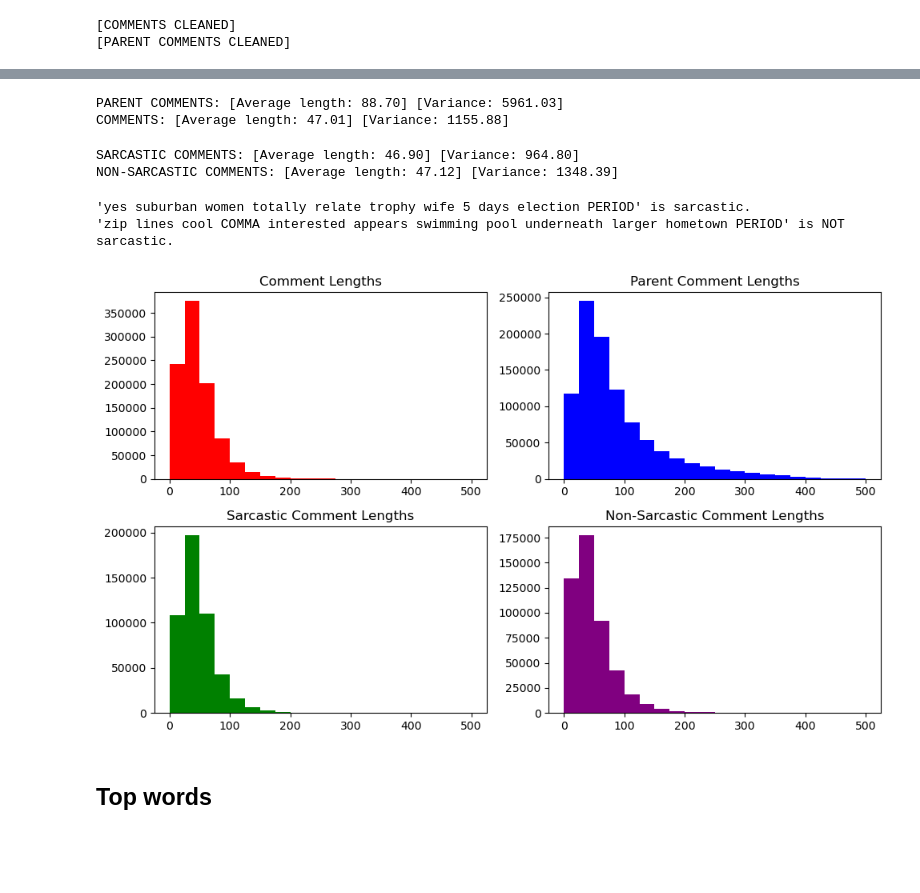
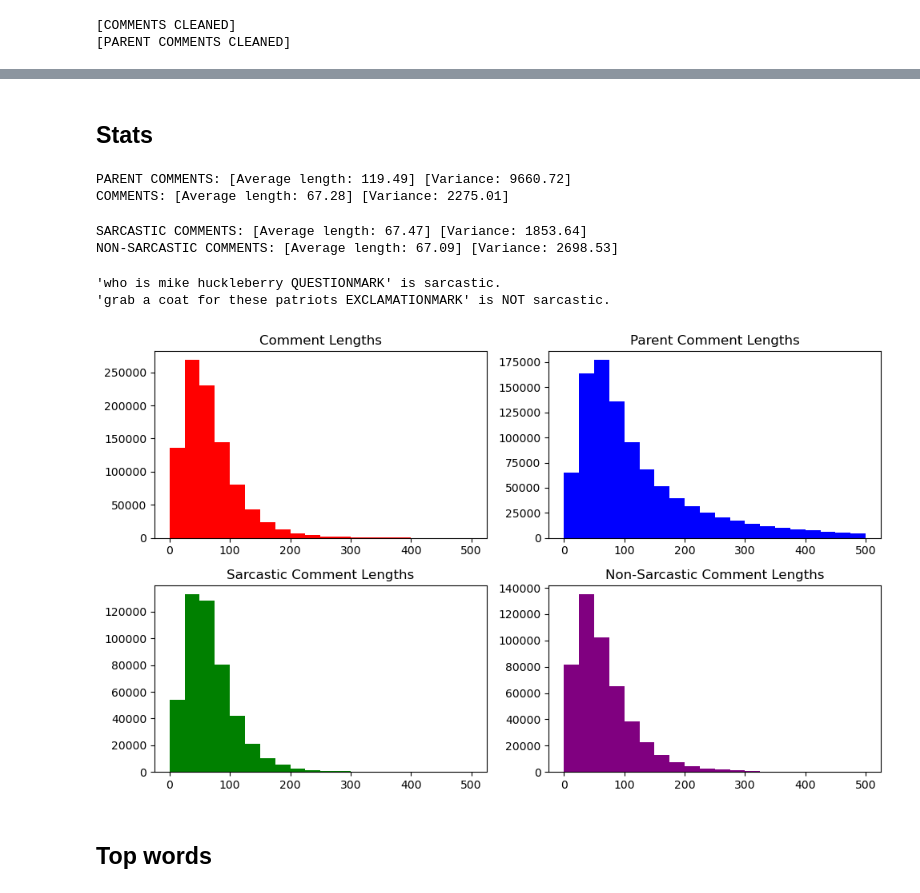
Before and after one commit to aonurakman/Sarcasm-Detection, a Jupyter notebook: notebooks/Data Analysis.ipynb, the cells around one changed output, grey strips where cells are left out. Drawn from its saved outputs; the diff is of its cells as text; code cells hidden in the pictures; blank space fills up the shorter version.

```diff
--- a/notebooks/Data Analysis.ipynb
+++ b/notebooks/Data Analysis.ipynb
@@ -139,9 +146,11 @@ labels = list(data["label"])
+# %% [markdown]
+## Stats
 # %%
-comment_lengths = [len(text) for text in comments]
-parent_lengths = [len(text) for text in parent_comments]
+data['comment_length'] = data.apply(lambda row: len(row['comment']), axis=1)
+data['parent_length'] = data.apply(lambda row: len(row['parent_comment']), axis=1)
 
-print("PARENT COMMENTS: [Average length: %.2f] [Variance: %.2f]" % (mean(parent_lengths), variance(parent_lengths)))
-print("COMMENTS: [Average length: %.2f] [Variance: %.2f]" % (mean(comment_lengths), variance(comment_lengths)))
+print("PARENT COMMENTS: [Average length: %.2f] [Variance: %.2f]" % (data['parent_length'].mean(), data['parent_length'].var()))
+print("COMMENTS: [Average length: %.2f] [Variance: %.2f]" % (data['comment_length'].mean(), data['comment_length'].var()))
 # %% [output]
-PARENT COMMENTS: [Average length: 88.70] [Variance: 5961.03]
-COMMENTS: [Average length: 47.01] [Variance: 1155.88]
+PARENT COMMENTS: [Average length: 119.49] [Variance: 9660.72]
+COMMENTS: [Average length: 67.28] [Variance: 2275.01]
@@ -151,34 +157,34 @@ nsarc_comments = [comment for idx, comment in enumerate(comments) if labels[idx]
 # %%
-sarc_lengths = [len(text) for text in sarc_comments]
-nsarc_lengths = [len(text) for text in nsarc_comments]
+sarcastic_df = data[data['label'] == 1]
+non_sarcastic_df = data[data['label'] == 0]
 
-print("SARCASTIC COMMENTS: [Average length: %.2f] [Variance: %.2f]" % (mean(sarc_lengths), variance(sarc_lengths)))
-print("NON-SARCASTIC COMMENTS: [Average length: %.2f] [Variance: %.2f]" % (mean(nsarc_lengths), variance(nsarc_lengths)))
+print("SARCASTIC COMMENTS: [Average length: %.2f] [Variance: %.2f]" % ( sarcastic_df['comment_length'].mean(), sarcastic_df['comment_length'].var() ))
+print("NON-SARCASTIC COMMENTS: [Average length: %.2f] [Variance: %.2f]" % ( non_sarcastic_df['comment_length'].mean(), non_sarcastic_df['comment_length'].var() ))
 # %% [output]
-SARCASTIC COMMENTS: [Average length: 46.90] [Variance: 964.80]
-NON-SARCASTIC COMMENTS: [Average length: 47.12] [Variance: 1348.39]
+SARCASTIC COMMENTS: [Average length: 67.47] [Variance: 1853.64]
+NON-SARCASTIC COMMENTS: [Average length: 67.09] [Variance: 2698.53]
 # %%
-print("'%s' is sarcastic." % sarc_comments[100])
-print("'%s' is NOT sarcastic." % nsarc_comments[100])
+print("'%s' is sarcastic." % sarcastic_df.iloc[100]['comment'])
+print("'%s' is NOT sarcastic." % non_sarcastic_df.iloc[100]['comment'])
 # %% [output]
-'yes suburban women totally relate trophy wife 5 days election PERIOD' is sarcastic.
-'zip lines cool COMMA interested appears swimming pool underneath larger hometown PERIOD' is NOT sarcastic.
+'who is mike huckleberry QUESTIONMARK' is sarcastic.
+'grab a coat for these patriots EXCLAMATIONMARK' is NOT sarcastic.
 # %%
 fig, ((ax1, ax2),(ax3, ax4)) = plt.subplots(nrows = 2, ncols = 2, figsize = (10, 6))
 
-ax1.hist(comment_lengths, 20, range=[0, 500], color="red")
+ax1.hist(data['comment_length'], 20, range=[0, 500], color="red")
 ax1.title.set_text("Comment Lengths")
-ax2.hist(parent_lengths, 20, range=[0, 500], color="blue")
+ax2.hist(data['parent_length'], 20, range=[0, 500], color="blue")
 ax2.title.set_text("Parent Comment Lengths")
-ax3.hist(sarc_lengths, 20, range=[0, 500], color="green")
+ax3.hist(sarcastic_df['comment_length'], 20, range=[0, 500], color="green")
 ax3.title.set_text("Sarcastic Comment Lengths")
-ax4.hist(nsarc_lengths, 20, range=[0, 500], color="purple")
+ax4.hist(non_sarcastic_df['comment_length'], 20, range=[0, 500], color="purple")
 ax4.title.set_text("Non-Sarcastic Comment Lengths")
 
 fig.tight_layout()
 fig.show()
 # %% [output]
-[figure, old version]
+[figure, new version]
 # %% [markdown]
 ## Top words
 # %%
```
Also changed, not shown: parts of 14 cells of this notebook, 1 other file.
